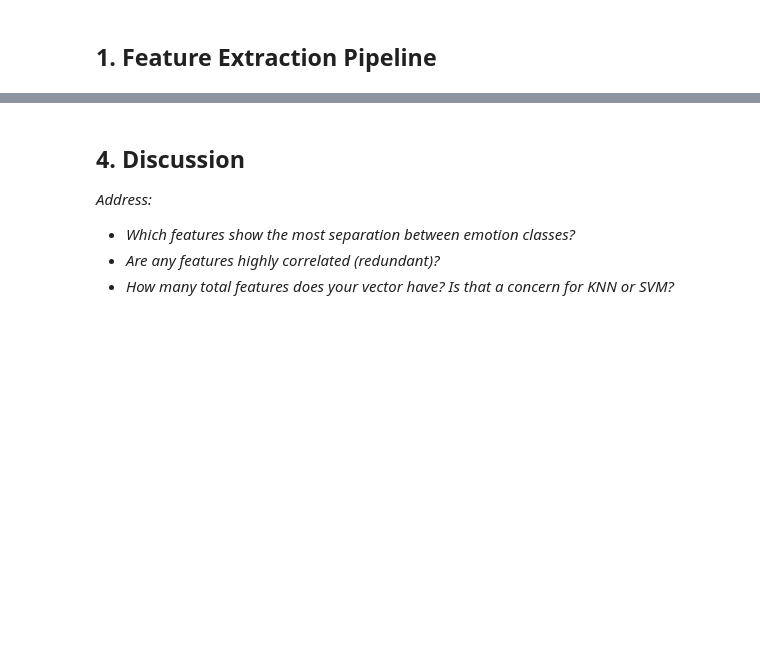
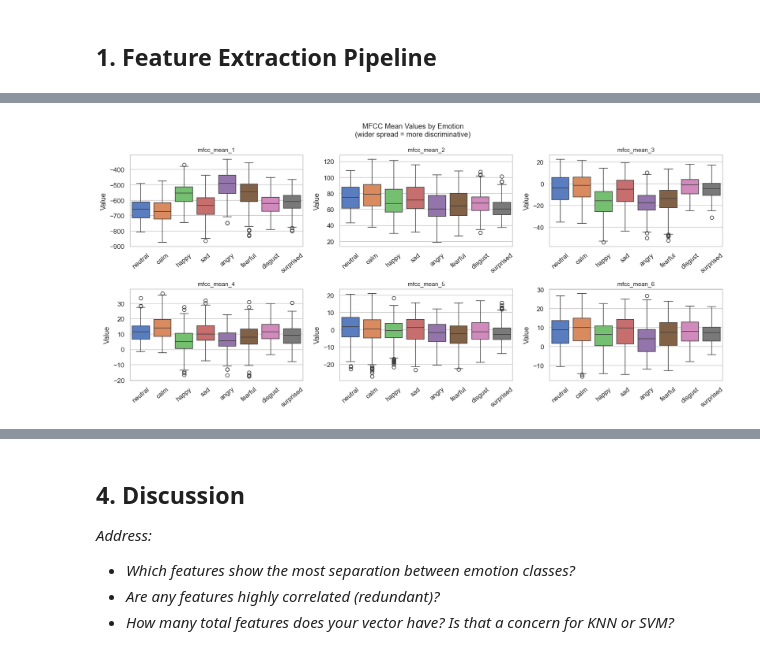
Before and after one commit to micahg1/Project_CSE432-532, a Jupyter notebook: SER_Project/notebooks/week5- feature extraction.ipynb, the cells around one changed output, grey strips where cells are left out. Cells and saved outputs as stored; diff of their text form; code cells hidden in the pictures; blank space fills up the shorter version.

```diff
--- a/SER_Project/notebooks/week5- feature extraction.ipynb
+++ b/SER_Project/notebooks/week5- feature extraction.ipynb
@@ -76,0 +192,22 @@ from minilearn.preprocessing import StandardScaler, train_test_split
+# %%
+# ── Build column names so the CSV is self-documenting ─────────────────────
+# Each feature group gets mean_X and std_X names.
+def make_col_names():
+    cols = []
+    for stat in ['mean', 'std']:
+        for i in range(13): cols.append(f'mfcc_{stat}_{i+1}')
+    for stat in ['mean', 'std']:
+        for i in range(13): cols.append(f'mfcc_delta_{stat}_{i+1}')
+    for stat in ['mean', 'std']:
+        for i in range(13): cols.append(f'mfcc_delta2_{stat}_{i+1}')
+    for stat in ['mean', 'std']:
+        for i in range(12): cols.append(f'chroma_{stat}_{i+1}')
+    for feat in ['zcr', 'rms', 'centroid', 'bandwidth', 'rolloff']:
+        cols.append(f'{feat}_mean')
+        cols.append(f'{feat}_std')
+    return cols
+
+FEATURE_COLS = make_col_names()
+print(f'Total feature columns: {len(FEATURE_COLS)}')
+print('First 5:', FEATURE_COLS[:5])
+print('Last  5:', FEATURE_COLS[-5:])
@@ -76,0 +292,25 @@ from minilearn.preprocessing import StandardScaler, train_test_split
+# %%
+# ── Plot A: MFCC mean distributions per emotion ────────────────────────────
+# Show the first 6 MFCC means — these carry the most energy
+mfcc_mean_cols = [f'mfcc_mean_{i}' for i in range(1, 7)]
+
+fig, axes = plt.subplots(2, 3, figsize=(15, 7))
+axes = axes.flatten()
+
+for idx, col in enumerate(mfcc_mean_cols):
+    sns.boxplot(
+        data=feat_df, x='emotion_label', y=col,
+        order=emotion_order, palette='muted', ax=axes[idx]
+    )
+    axes[idx].set_title(f'{col}', fontsize=10)
+    axes[idx].set_xlabel('')
+    axes[idx].set_ylabel('Value')
+    axes[idx].tick_params(axis='x', rotation=40)
+
+plt.suptitle('MFCC Mean Values by Emotion\n'
+             '(wider spread = more discriminative)', fontsize=12)
+plt.tight_layout()
+plt.savefig(os.path.join(OUTPUT_DIR, 'mfcc_distributions.png'), bbox_inches='tight')
+plt.show()
+# %% [output]
+[figure, added]
```
Also changed, not shown: parts of 26 cells of this notebook, 15 other files.
